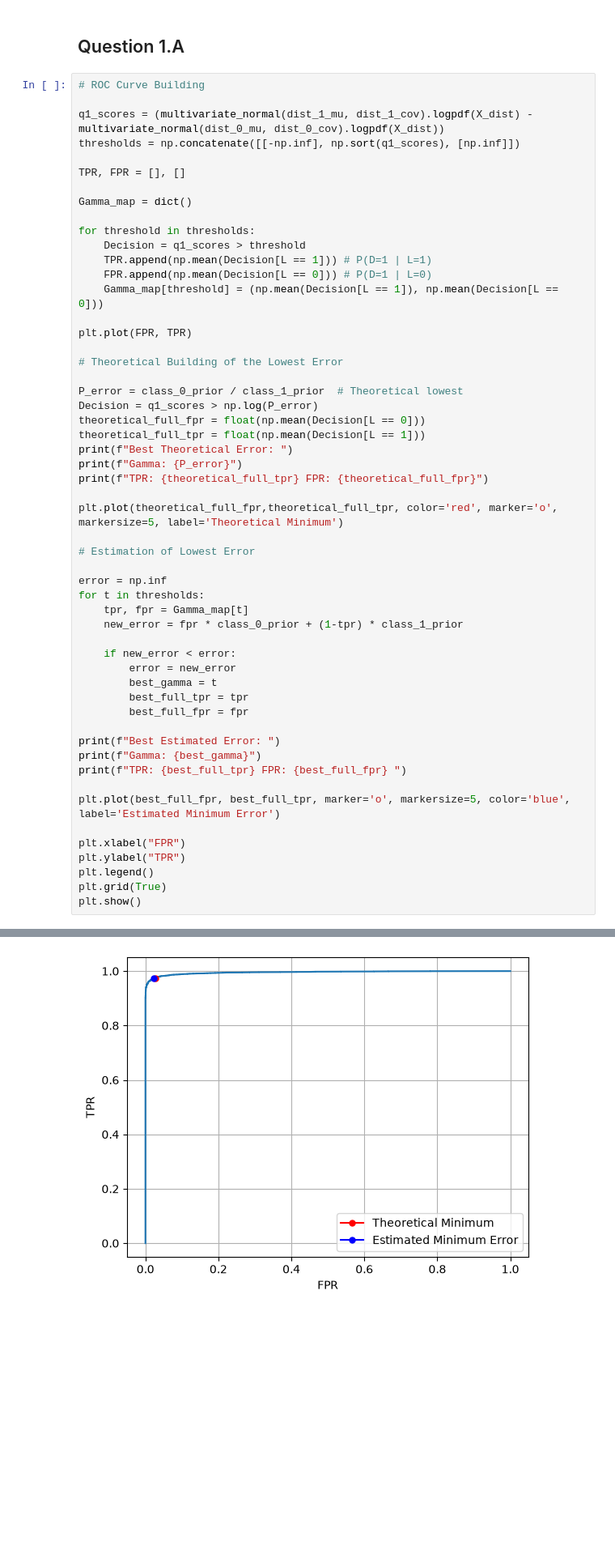
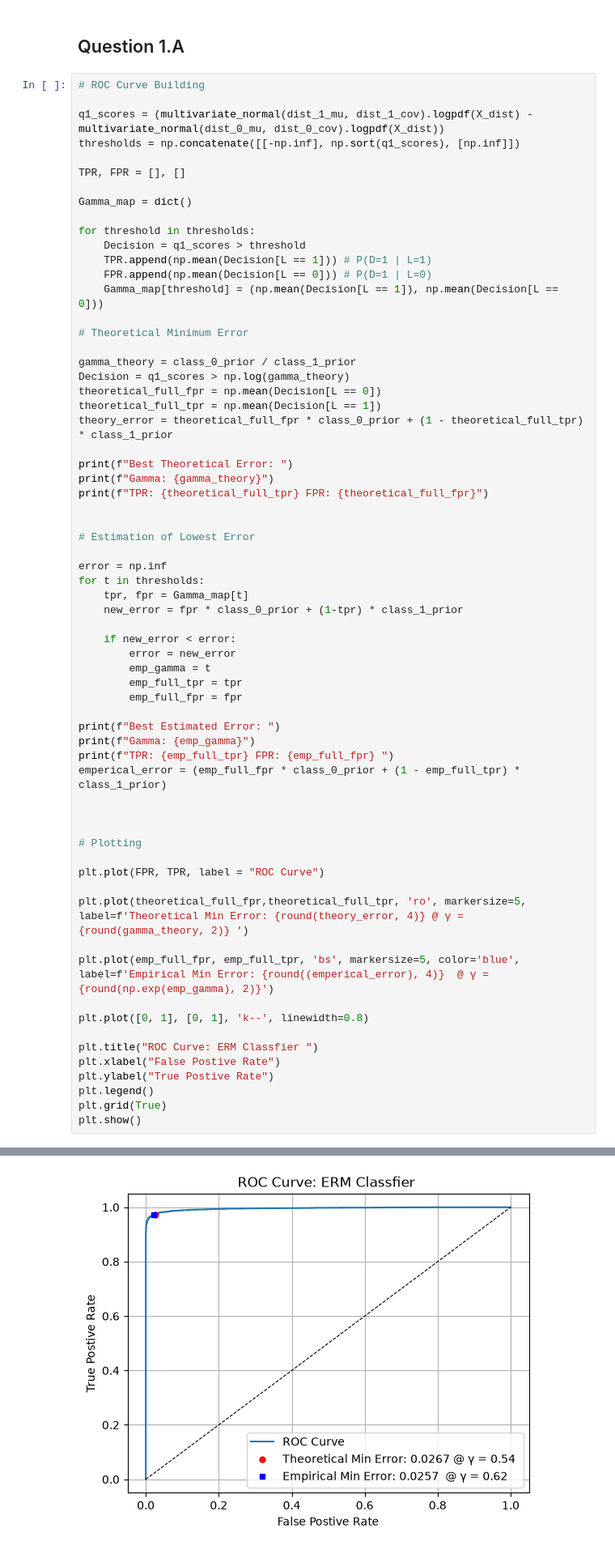
Before and after one commit to RonanEngel/EC5564_Assignments, a Jupyter notebook: Assignment_1/question_1.ipynb, the cells around one changed output, grey strips where cells are left out. Shown at 81% size. Cells and saved outputs as stored; diff of their text form; blank space fills up the shorter version.

```diff
--- a/Assignment_1/question_1.ipynb
+++ b/Assignment_1/question_1.ipynb
@@ -80,52 +80,63 @@ for threshold in thresholds:
     FPR.append(np.mean(Decision[L == 0])) # P(D=1 | L=0)
     Gamma_map[threshold] = (np.mean(Decision[L == 1]), np.mean(Decision[L == 0]))
 
-plt.plot(FPR, TPR)
+# Theoretical Minimum Error
 
-# Theoretical Building of the Lowest Error
+gamma_theory = class_0_prior / class_1_prior
+Decision = q1_scores > np.log(gamma_theory)
+theoretical_full_fpr = np.mean(Decision[L == 0])
+theoretical_full_tpr = np.mean(Decision[L == 1])
+theory_error = theoretical_full_fpr * class_0_prior + (1 - theoretical_full_tpr) * class_1_prior
 
-P_error = class_0_prior / class_1_prior  # Theoretical lowest
-Decision = q1_scores > np.log(P_error)
-theoretical_full_fpr = float(np.mean(Decision[L == 0]))
-theoretical_full_tpr = float(np.mean(Decision[L == 1]))
 print(f"Best Theoretical Error: ")
-print(f"Gamma: {P_error}")
+print(f"Gamma: {gamma_theory}")
 print(f"TPR: {theoretical_full_tpr} FPR: {theoretical_full_fpr}")
 
-plt.plot(theoretical_full_fpr,theoretical_full_tpr, color='red', marker='o', markersize=5, label='Theoretical Minimum')
 
 # Estimation of Lowest Error
 
 error = np.inf
 for t in thresholds:
     tpr, fpr = Gamma_map[t]
     new_error = fpr * class_0_prior + (1-tpr) * class_1_prior
 
     if new_error < error:
         error = new_error
-        best_gamma = t
-        best_full_tpr = tpr
-        best_full_fpr = fpr
+        emp_gamma = t
+        emp_full_tpr = tpr
+        emp_full_fpr = fpr
 
 print(f"Best Estimated Error: ")
-print(f"Gamma: {best_gamma}")
-print(f"TPR: {best_full_tpr} FPR: {best_full_fpr} ")
+print(f"Gamma: {emp_gamma}")
+print(f"TPR: {emp_full_tpr} FPR: {emp_full_fpr} ")
+emperical_error = (emp_full_fpr * class_0_prior + (1 - emp_full_tpr) * class_1_prior)
 
-plt.plot(best_full_fpr, best_full_tpr, marker='o', markersize=5, color='blue', label='Estimated Minimum Error')
 
-plt.xlabel("FPR")
-plt.ylabel("TPR")
+
+# Plotting
+
+plt.plot(FPR, TPR, label = "ROC Curve")
+
+plt.plot(theoretical_full_fpr,theoretical_full_tpr, 'ro', markersize=5, label=f'Theoretical Min Error: {round(theory_error, 4)} @ γ = {round(gamma_theory, 2)} ')
+
+plt.plot(emp_full_fpr, emp_full_tpr, 'bs', markersize=5, color='blue', label=f'Empirical Min Error: {round((emperical_error), 4)}  @ γ = {round(np.exp(emp_gamma), 2)}')
+
+plt.plot([0, 1], [0, 1], 'k--', linewidth=0.8)
+
+plt.title("ROC Curve: ERM Classfier ")
+plt.xlabel("False Postive Rate")
+plt.ylabel("True Postive Rate")
 plt.legend()
 plt.grid(True)
 plt.show()
 # %% [output]
 Best Theoretical Error:
 Gamma: 0.5384615384615384
 TPR: 0.9732281027545652 FPR: 0.026568682871678916
 Best Estimated Error:
 Gamma: -0.47946717763079505
 TPR: 0.9727638502011761 FPR: 0.022894290559638215
-[figure, old version]
+[figure, new version]
 # %% [markdown]
 ## Question 1.B- Naive Bayes Classifier
 # %%
```
Also changed, not shown: parts of 2 cells of this notebook, 17 other files.
